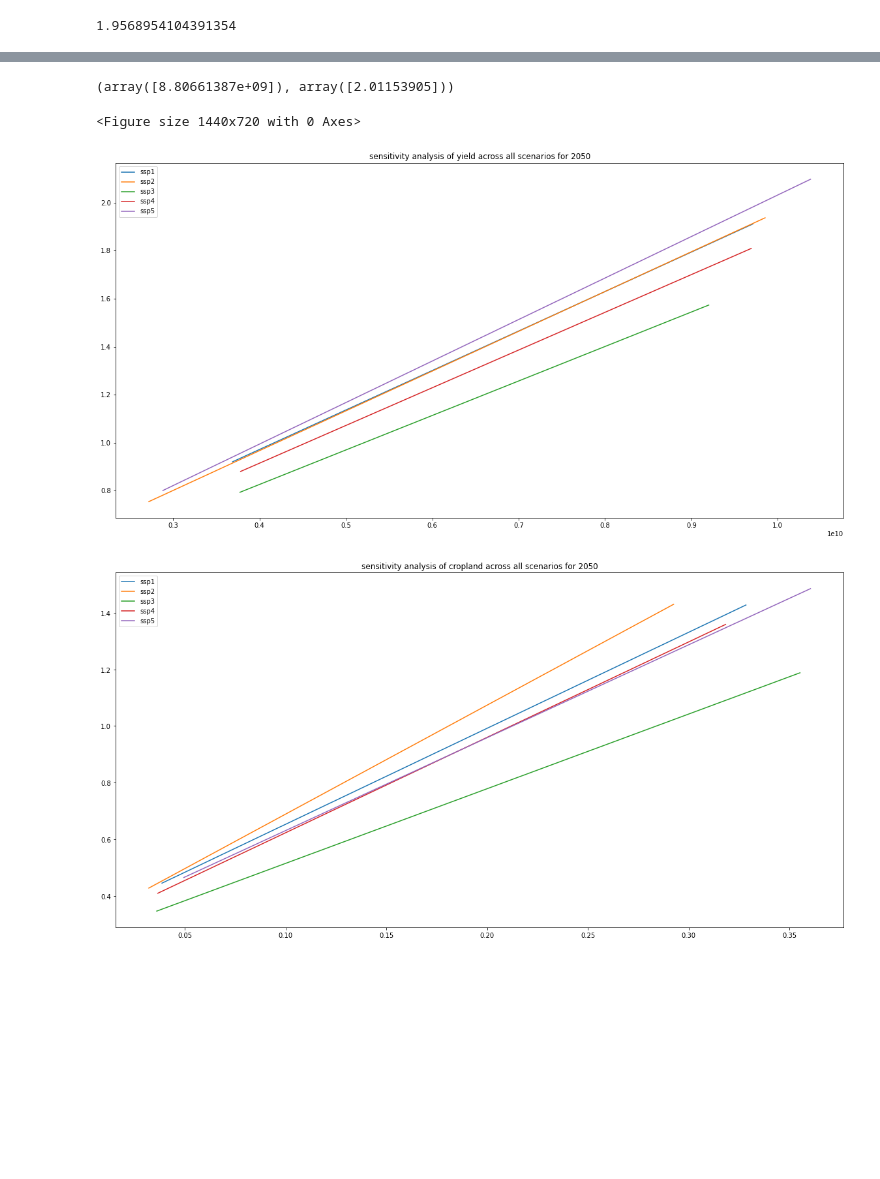
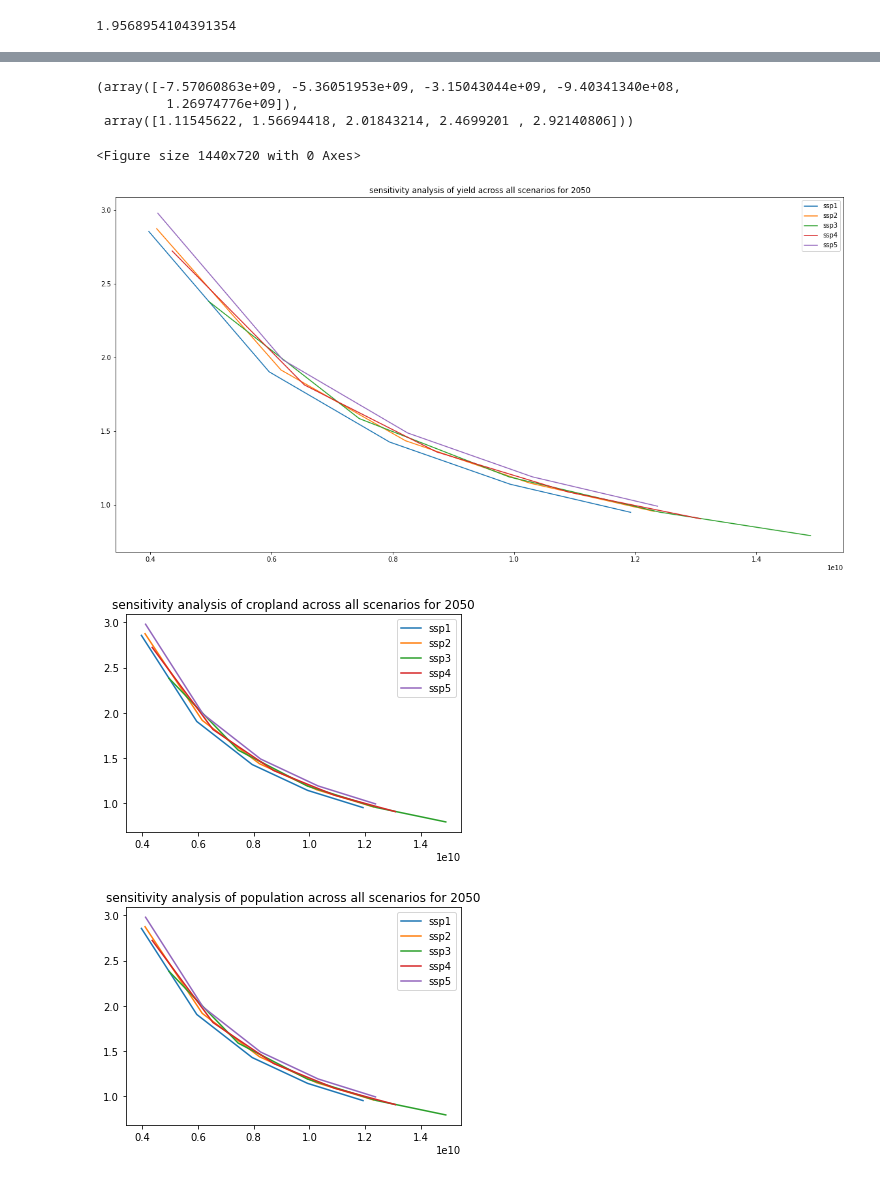
Before and after one commit to charlottegiseleweil/future-food-sufficiency, a Jupyter notebook: sufficiencies/SA_MC_caloric_sufficiency_1.ipynb, the cells around one changed output, grey strips where cells are left out. Saved outputs shown, nothing was run; the diff lists cells and outputs as text; code cells hidden in the pictures; blank space fills up the shorter version.

```diff
--- a/sufficiencies/SA_MC_caloric_sufficiency_1.ipynb
+++ b/sufficiencies/SA_MC_caloric_sufficiency_1.ipynb
@@ -68,7 +68,7 @@ cal_suff(df, year=2000)
 # returns  tuples of (sample, cal_suf)
 # discriminates by year, ssp and country if need be
 
-def sensitivity(var='food_waste', ssp=1, year=2050, country=None, **kwargs):
+def sensitivity(random=False, var='food_waste', value=np.array([.5, .75, 1., 1.25, 1.5]), ssp=1, year=2050, country=None, **kwargs):
 
     data_path = 'outputs/compare/'
     df_ssp = pd.read_csv(data_path+'ssp'+str(ssp)+'_compare_new.csv')
@@ -76,7 +76,11 @@ def sensitivity(var='food_waste', ssp=1, year=2050, country=None, **kwargs):
     if country:
         df_ssp = df_ssp[df_ssp['ISO3']==country]
 
-    sample = sample_var(**kwargs)
+    if random:
+        sample = sample_var(**kwargs)
+
+    else:
+        sample = value
 
     if var=='food_waste':
         sufficiency = cal_suff(df_ssp, year, food_waste=sample)
@@ -106,7 +111,7 @@ for param, low, high, dist in zip(params, lows, highs, dists):
     plt.figure(figsize=(20,10))
 
     for i in range(5):
-        x, y = sensitivity(var=param, ssp=i+1, year=year, country='BWA',n=1000, dist=dist, low=low, high=high)
+        x, y = sensitivity(var=param, ssp=i+1, year=year, country=None,n=100, dist=dist, low=low, high=high)
 
         idx = np.argsort(x)
         x = x[idx]
@@ -126,52 +176,77 @@ for param, low, high, dist in zip(params, lows, highs, dists):
 # returns  tuples of (sample, cal_suf)
 # discriminates by year, ssp and country if need be
 
-def sensitivity_2(var='cropland', ssp=1, year=2050, country=None, **kwargs):
-    var_dict = {'cropland': '%cropland_2050', 'yield':'cal_per_ha_pred'}
+def sensitivity_2(random=False, var='cropland', ssp=1, year=2050, country=None, **kwargs):
+    var_dict = {'cropland': '%cropland_2050', 'yield':'cal_per_ha_pred', 'population':'population_2050'}
     sufficiency = []
 
     data_path = 'outputs/compare/'
     df_ssp = pd.read_csv(data_path+'ssp'+str(ssp)+'_compare_new.csv')
 
+    if random:
+        sample = sample_var(**kwargs)
+
+    else:
+        sample = np.array([.5, .75, 1., 1.25, 1.5])
+
     if country:
         df_ssp = df_ssp[df_ssp['ISO3']==country]
 
     df_dup = df_ssp.copy()
-    sample = sample_var(**kwargs)
-
+#     sample = sample_var(**kwargs)
     for smp in list(sample):
-        df_dup[var_dict[var]] = df_ssp[var_dict[var]]*smp
-        df_dup['calories_2050'] = df_dup['%cropland_2050'] * df_dup['cal_per_ha_pred'] * df_dup['ha_per_pixel']
-        sufficiency.append(cal_suff(df_dup))
-
-    return sample * df_ssp[var_dict[var]].mean(), np.array(sufficiency)
+        if var=='population':
+            sufficiency.append(cal_suff(df_dup, pop_fact=smp))
+        else:
+            df_dup[var_dict[var]] = df_ssp[var_dict[var]]*smp
+            df_dup['calories_2050'] = df_dup['%cropland_2050'] * df_dup['cal_per_ha_pred'] * df_dup['ha_per_pixel']
+            sufficiency.append(cal_suff(df_dup))
+    if var=='population':
+        return ((sample * df_ssp[var_dict[var]].sum())), np.array(sufficiency)
+    else:
+        return ((sample * df_ssp[var_dict[var]].mean()) - (df_ssp[var_dict[var][:-4]+'2000'].mean())), np.array(sufficiency)
 
 sensitivity_2(var='yield', ssp=5, country='USA', n=1, low=1., high=.02, dist='norm')
 # %% [output]
-(array([8.80661387e+09]), array([2.01153905]))
+(array([-7.57060863e+09, -5.36051953e+09, -3.15043044e+09, -9.40341340e+08,
+         1.26974776e+09]),
+ array([1.11545622, 1.56694418, 2.01843214, 2.4699201 , 2.92140806]))
 # %%
 plt.figure(figsize=(20,10))
 
-params = ['yield', 'cropland']
-lows = [1., 1.]
-highs = [.2, .1]
-dists = ['norm', 'unif']
+params = ['yield', 'cropland', 'population']
+
 year=2050
 
-for param, low, high, dist in zip(params, lows, highs, dists):
+cols = [
+    'value',
+    'ssp1_global',
+    'ssp2_global',
+    'ssp3_global',
+    'ssp4_global',
+    'ssp5_global',
+]
+
+
+# for param, low, high, dist in zip(params, lows, highs, dists):
+for param in params:
     plt.figure(figsize=(20,10))
+    df_global = pd.DataFrame(columns=cols)
     for i in range(5):
-        x, y = sensitivity_2(var=param, ssp=i+1,n=100, dist=dist, low=low, high=high)
-
+        x, y = sensitivity_2(var='population', ssp=i+1)
+        to_stack = pd.DataFrame(np.array([x,y]).T, columns=['value', 'ssp'+str(i+1)+'_global'])
+        df_global = pd.concat([df_global, to_stack])
         idx = np.argsort(x)
         x = x[idx]
         y = y[idx]
         plt.plot(x, y, label='ssp'+str(i+1))
         plt.legend()
 
     plt.title('sensitivity analysis of '+param+' across all scenarios for '+str(year))
     plt.show()
+    df_global.sort_values(by='value').interpolate().to_csv('sa_glo_'+param+'.csv', index=False)
 # %% [output]
 <Figure size 1440x720 with 0 Axes>
-[figure, old version]
+[figure, new version]
-[figure, old version]
+[figure, new version]
+[figure, added]
```
Also changed, not shown: parts of 10 cells of this notebook, 1 other file.
